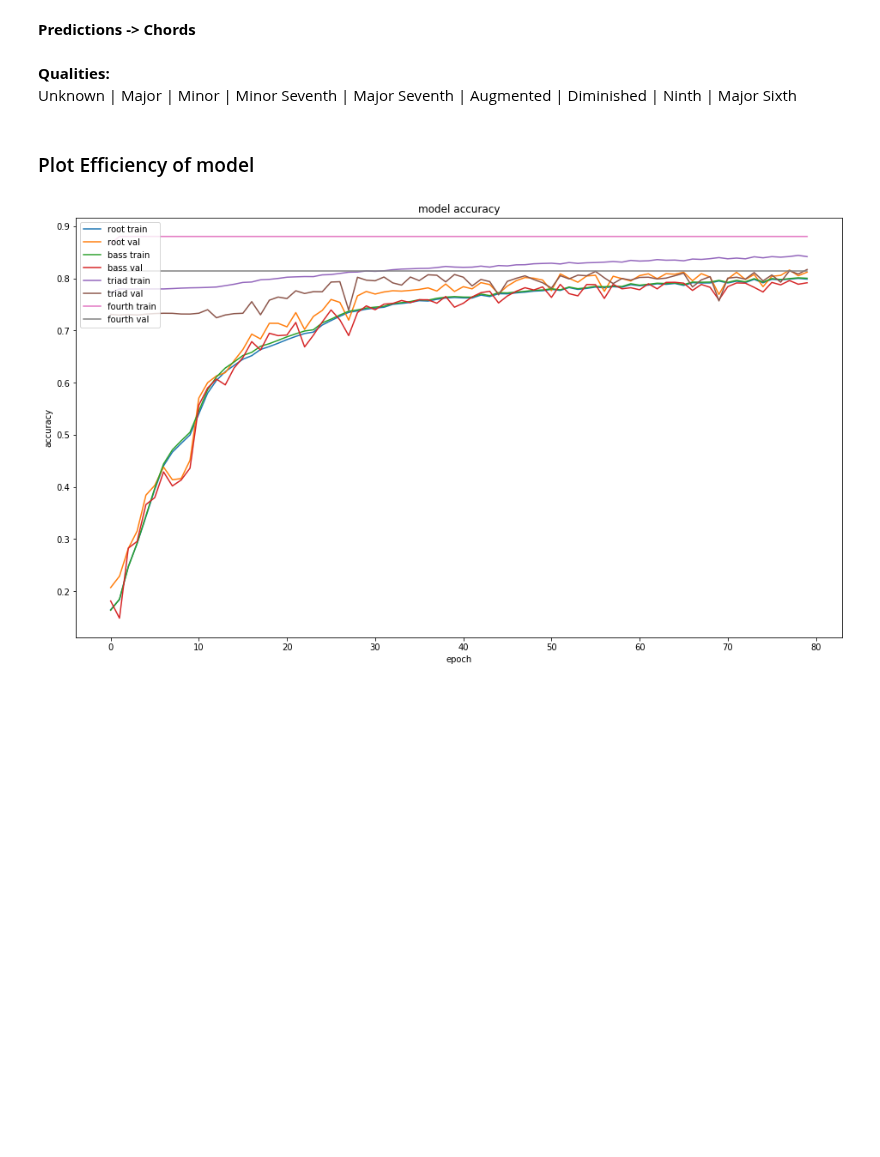
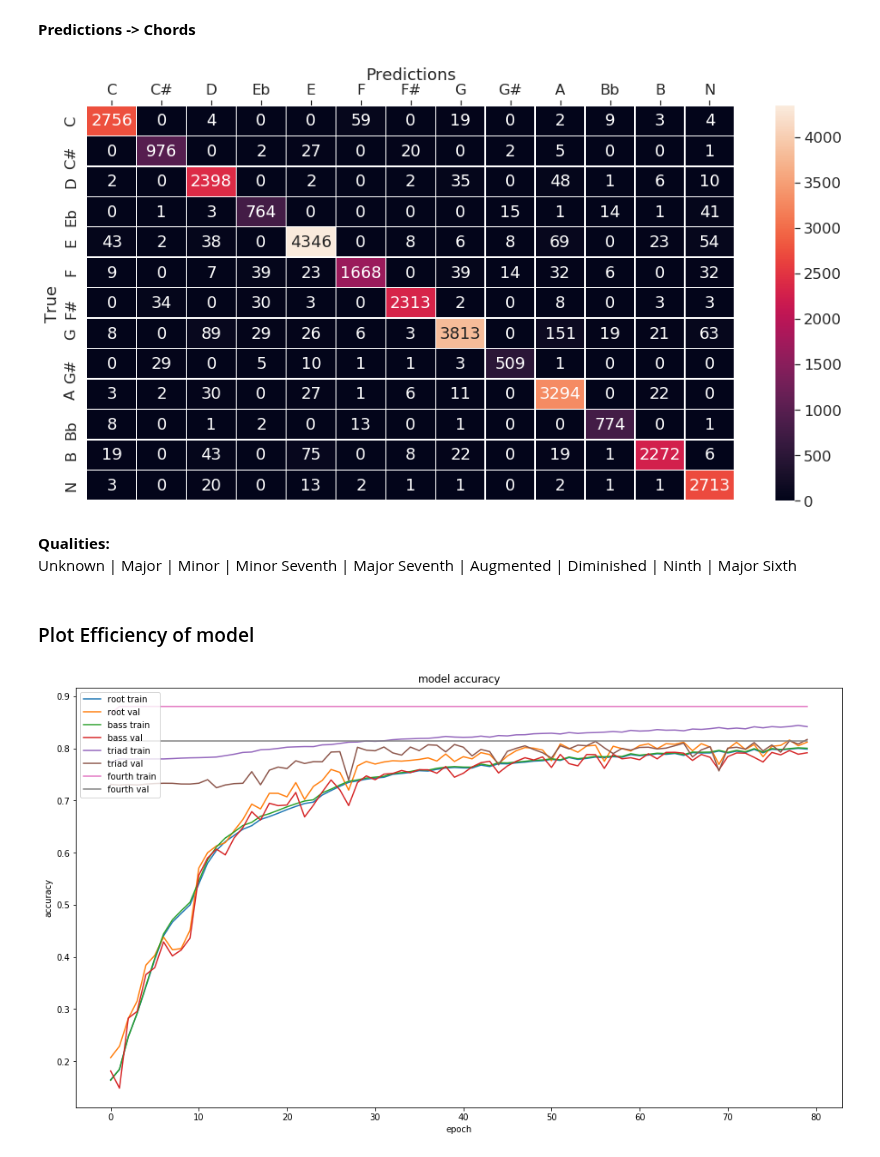
Before and after one commit to taslanidis/Audio-Chord-Recognition, a Jupyter notebook: Chord_Estimation.ipynb, the cells around one changed output. Cells and saved outputs as stored; diff of their text form; code cells hidden in the pictures; blank space fills up the shorter version.

Commit message:
Confusion Matrix + Final touches

```diff
--- a/Chord_Estimation.ipynb
+++ b/Chord_Estimation.ipynb
@@ -641,6 +659,9 @@ import pickle
 with open('root_vec.pickle', 'rb') as handle:
     root_vec = pickle.load(handle)
 
+with open('bass_vec.pickle', 'rb') as handle:
+    bass_vec = pickle.load(handle)
+
 with open('quality_vec.pickle', 'rb') as handle:
     quality_vec = pickle.load(handle)
 # %% [markdown]
@@ -1356,7 +1392,7 @@ def RCNN_Net(chords_num, input_features, timesteps, batch_size):
 batch_size = 32
 chunk_size = 300
 # %%
-model = BLSTM_2Layer(14, input_features, chunk_size, batch_size)
+model = RCNN_Net(14, input_features, chunk_size, batch_size)
 # %%
 losses = {
     "root_output": "categorical_crossentropy",
@@ -1402,7 +1436,7 @@ x_val = np.reshape(x_val, (x_val.shape[0], x_val.shape[1], x_val.shape[2]))
 # %% [markdown]
 **Fit**
 # %%
-epochs = 5
+epochs = 80
 
 # train
 callback_history = model.fit(x_train,
@@ -1454,17 +1494,62 @@ Accuracy fourth:         98.71 %
 # %% [markdown]
 **Predictions -> Chords**
-# %%
-from sklearn.metrics import confusion_matrix
-# predict root
-cfm = {'fourths' : {}, 'triads' : {}, 'root' : {}, 'bass' : {}}
-root_predictions = {}
-bass_predictions = {}
-triad_predictions = {}
-fourth_predictions = {}
-for track_no,album in X_tracks_test:
-    root_predictions[(track_no,album)], bass_predictions[(track_no,album)], triad_predictions[(track_no,album)], fourth_predictions[(track_no,album)] = model.predict(x_mirex_test[(track_no,album)], batch_size=batch_size, use_multiprocessing=True)
-    cfm['fourths'][(track_no,album)] = confusion_matrix(y_mirex_test_fourth[(track_no,album)], fourth_predictions[(track_no,album)])
-    print('Track ', album, ' ', track_no, cfm['fourths'][(track_no,album)], '\n')
+# %%
+from sklearn.metrics import confusion_matrix
+# predict root
+sns.set(font_scale=1.5)
+root_predictions = {}
+bass_predictions = {}
+triad_predictions = {}
+fourth_predictions = {}
+y_true_categorical = {'fourths': [], 'triads': [], 'root': [], 'bass': []}
+y_pred_categorical = {'fourths': [], 'triads': [], 'root': [], 'bass': []}
+f, ax = plt.subplots(1,1,figsize=(16, 8))
+for track_no,album in X_tracks_test:
+    root_predictions[(track_no,album)], bass_predictions[(track_no,album)], triad_predictions[(track_no,album)], fourth_predictions[(track_no,album)] = model.predict(x_mirex_test[(track_no,album)], batch_size=batch_size, use_multiprocessing=True)
+    # reshape data
+    reshaped_data_true = y_mirex_test_fourth[(track_no,album)].reshape(y_mirex_test_fourth[(track_no,album)].shape[:-3] + (-1, 6))
+    reshaped_data_pred = fourth_predictions[(track_no,album)].reshape(fourth_predictions[(track_no,album)].shape[:-3] + (-1, 6))
+    # convert to integer categorical
+    y_true_categorical['fourths'] += [ np.argmax(t) for t in reshaped_data_true ]
+    y_pred_categorical['fourths'] += [ np.argmax(t) for t in reshaped_data_pred ]
+    # reshape data
+    reshaped_data_true = y_mirex_test_triad[(track_no,album)].reshape(y_mirex_test_triad[(track_no,album)].shape[:-3] + (-1, 8))
+    reshaped_data_pred = triad_predictions[(track_no,album)].reshape(triad_predictions[(track_no,album)].shape[:-3] + (-1, 8))
+    # convert to integer categorical
+    y_true_categorical['triads'] += [ np.argmax(t) for t in reshaped_data_true ]
+    y_pred_categorical['triads'] += [ np.argmax(t) for t in reshaped_data_pred ]
+    # reshape data
+    reshaped_data_true = y_mirex_test_root[(track_no,album)].reshape(y_mirex_test_root[(track_no,album)].shape[:-3] + (-1, 14))
+    reshaped_data_pred = root_predictions[(track_no,album)].reshape(root_predictions[(track_no,album)].shape[:-3] + (-1, 14))
+    # convert to integer categorical
+    y_true_categorical['root'] += [ np.argmax(t) for t in reshaped_data_true ]
+    y_pred_categorical['root'] += [ np.argmax(t) for t in reshaped_data_pred ]
+    # reshape data
+    reshaped_data_true = y_mirex_test_bass[(track_no,album)].reshape(y_mirex_test_bass[(track_no,album)].shape[:-3] + (-1, 14))
+    reshaped_data_pred = bass_predictions[(track_no,album)].reshape(bass_predictions[(track_no,album)].shape[:-3] + (-1, 14))
+    # convert to integer categorical
+    y_true_categorical['bass'] += [ np.argmax(t) for t in reshaped_data_true ]
+    y_pred_categorical['bass'] += [ np.argmax(t) for t in reshaped_data_pred ]
+
+# category_names
+categories_true = [InverseLib[i] for i in list(set(y_true_categorical['bass']))]
+# build confusion matrix
+cfm = confusion_matrix(y_true_categorical['bass'], y_pred_categorical['bass'])
+# Draw a heatmap with the numeric values in each cell
+conf_matrix = sns.heatmap(cfm,
+                          annot=True,
+                          fmt="d",
+                          linewidths=.5,
+                          xticklabels=categories_true,
+                          yticklabels=categories_true,
+                          ax=ax)
+ax.xaxis.tick_top()
+ax.xaxis.set_label_position('top')
+conf_matrix.set_ylabel('True')
+conf_matrix.set_xlabel('Predictions')
+plt.savefig("cf_bass_rcnn.png")
+# %% [output]
+[figure, added]
 # %% [markdown]
 **Qualities:**<br>
 Unknown | Major | Minor | Minor Seventh | Major Seventh | Augmented | Diminished | Ninth | Major Sixth
```
Also changed, not shown: parts of 33 cells of this notebook.
